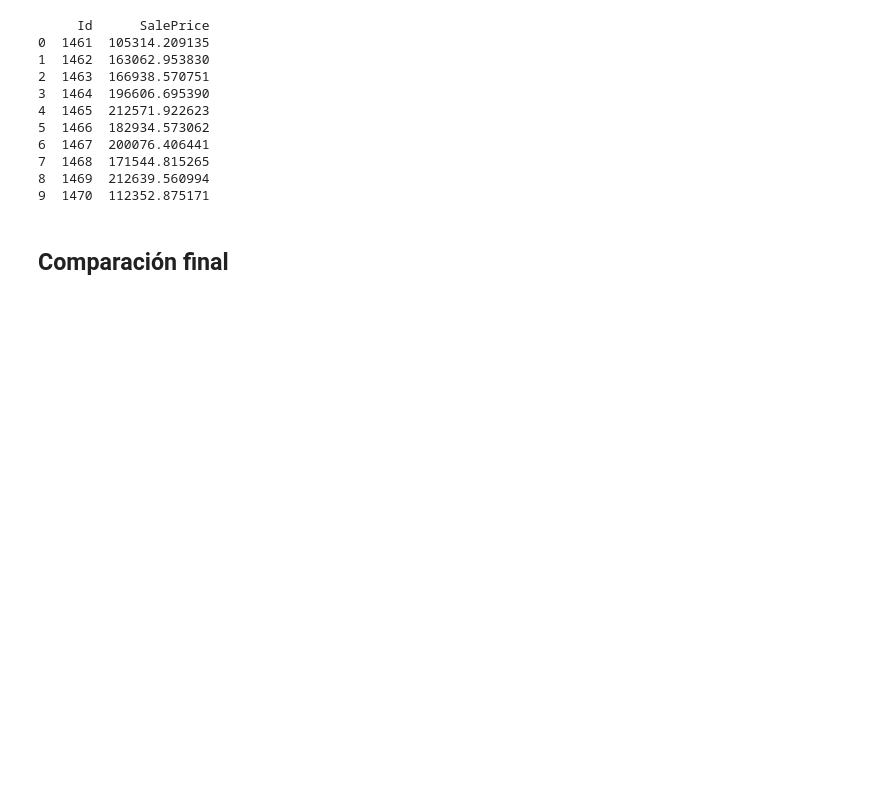
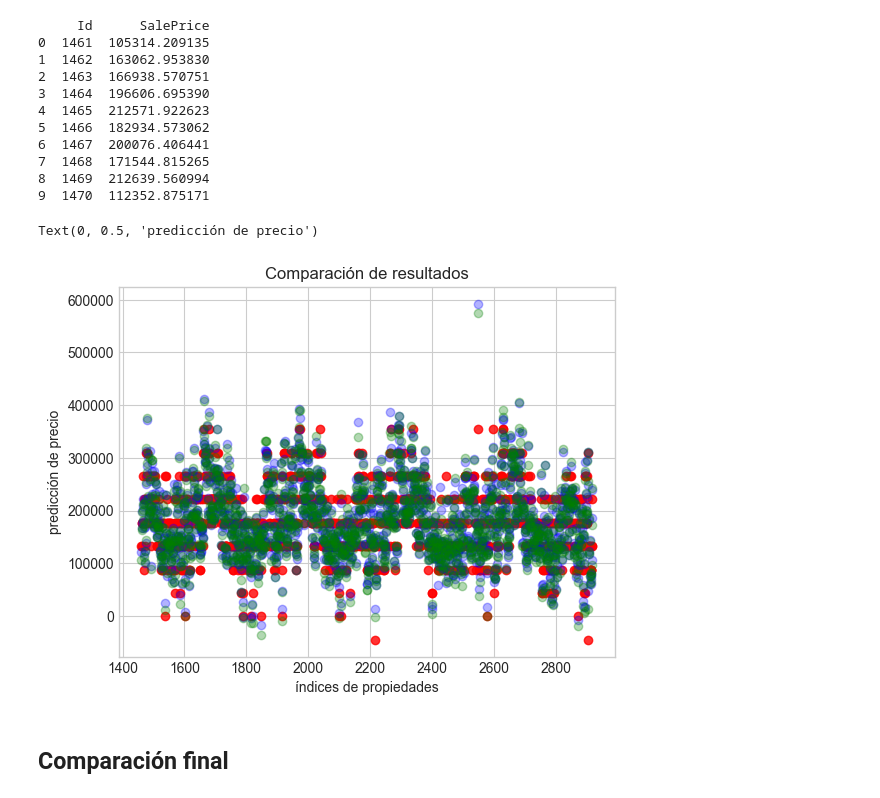
Before and after one commit to Fabiola-cc/InmoValor_SA, a Jupyter notebook: Regresion_lineal.ipynb, the cells around one changed output. Saved outputs shown, nothing was run; the diff lists cells and outputs as text; code cells hidden in the pictures; blank space fills up the shorter version.

Commit message:
feat: test comparison graphic

```diff
--- a/Regresion_lineal.ipynb
+++ b/Regresion_lineal.ipynb
@@ -437,13 +437,13 @@ Prueba con el modelo univariado
 # %%
 quality_t = test_data["OverallQual"]
 quality_t = quality_t.values.reshape(-1,1)
-price_pred2 = lm.predict(quality_t)
+price_pred1 = lm.predict(quality_t)
 
 # Guardar los IDs
 test_ids = test_data["Id"]
 
 # Unir los IDs con las predicciones
-resultados = pd.DataFrame({'Id': test_ids, 'SalePrice': price_pred2.flatten()})
+resultados = pd.DataFrame({'Id': test_ids, 'SalePrice': price_pred1.flatten()})
 
 # Mostrar las primeras filas
 print(resultados.head(10))  # Muestra los primeros 10 resultados
@@ -507,13 +507,13 @@ quality_t = quality_t.loc[valid_indices]  # Mantener solo los índices válidos
 X_test_scaled = scalerB.transform(quality_t)
 
 # Hacer predicciones con el modelo
-price_pred2 = modelo2.predict(X_test_scaled)
+price_pred3 = modelo2.predict(X_test_scaled)
 
 # Guardar los IDs
 test_ids = test_data["Id"].loc[valid_indices]
 
 # Unir los IDs con las predicciones
-resultados = pd.DataFrame({'Id': test_ids, 'SalePrice': price_pred2.flatten()})
+resultados = pd.DataFrame({'Id': test_ids, 'SalePrice': price_pred3.flatten()})
 
 # Mostrar las primeras filas
 print(resultados.head(10))  # Muestra los primeros 10 resultados
@@ -529,6 +529,16 @@ print(resultados.head(10))  # Muestra los primeros 10 resultados
 7  1468  171544.815265
 8  1469  212639.560994
 9  1470  112352.875171
+# %%
+plt.scatter(test_data["Id"],price_pred1, color="red", alpha=0.8)
+plt.scatter(test_ids,price_pred2, color="blue", alpha=0.5)
+plt.scatter(test_ids,price_pred3, color="green", alpha=0.3)
+plt.title("Comparación de resultados")
+plt.xlabel('índices de propiedades')
+plt.ylabel('predicción de precio')
+# %% [output]
+Text(0, 0.5, 'predicción de precio')
+[figure, added]
 # %% [markdown]
 ## Comparación final
 # %%
```
Also changed, not shown: parts of 1 cell of this notebook.
